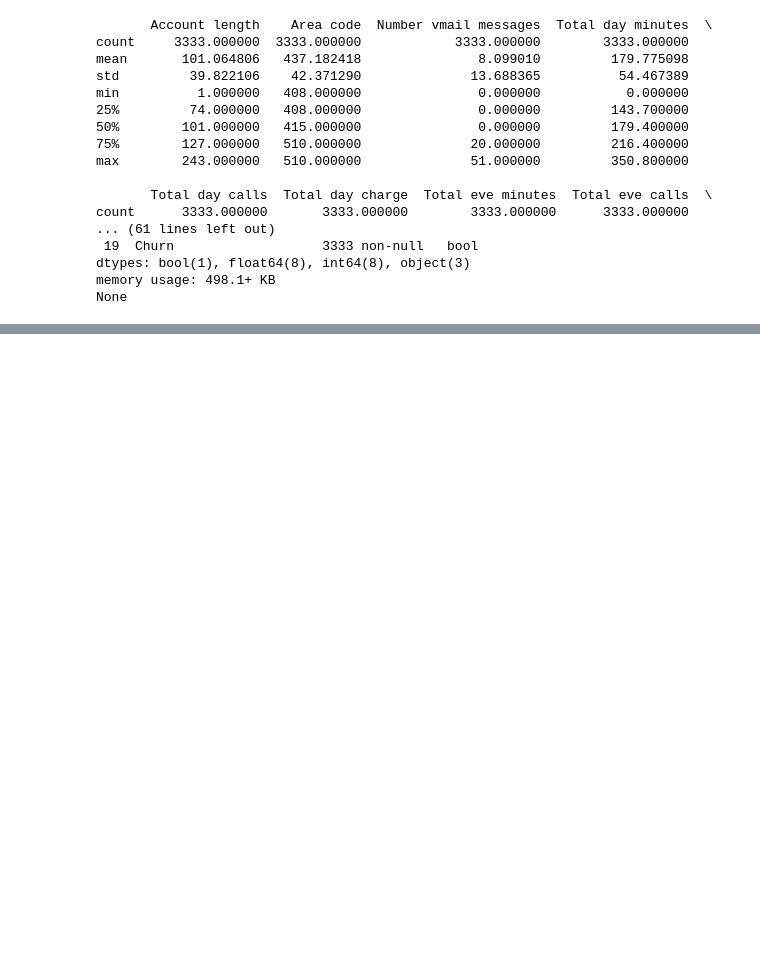
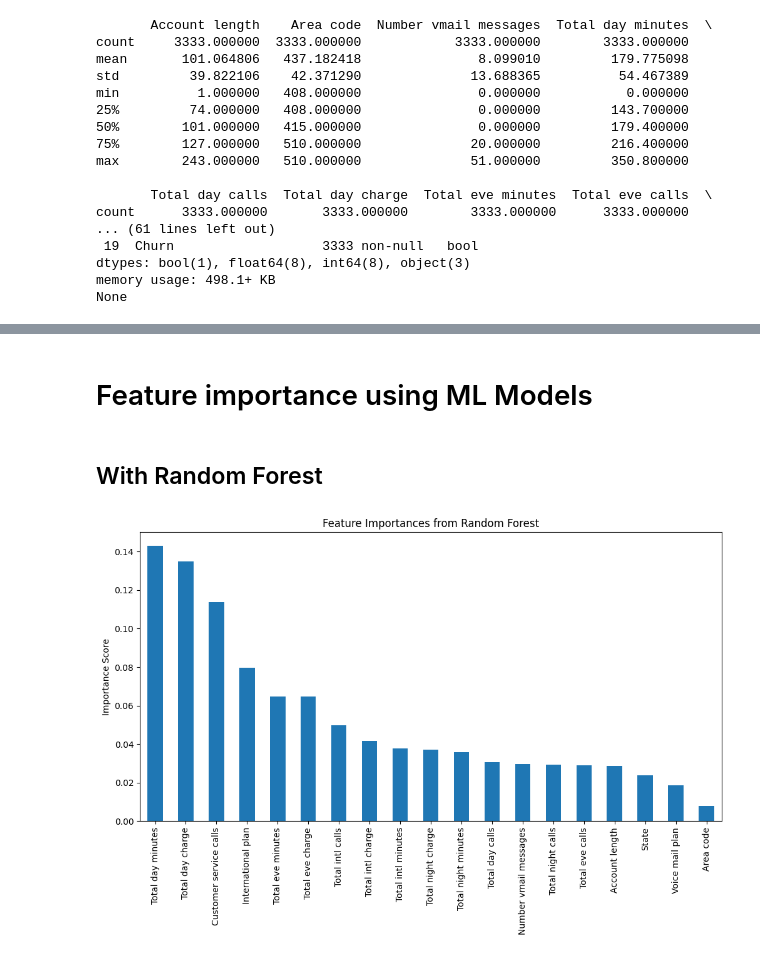
Before and after one commit to ngnquanq/xai-thesis, a Jupyter notebook: notebooks/visualize.ipynb, the cells around one changed output, grey strips where cells are left out. Cells and saved outputs as stored; diff of their text form; code cells hidden in the pictures; blank space fills up the shorter version.

```diff
--- a/notebooks/visualize.ipynb
+++ b/notebooks/visualize.ipynb
@@ -54,0 +136,27 @@ None
+# %% [markdown]
+# Feature importance using ML Models
+# %% [markdown]
+## With Random Forest
+# %%
+from sklearn.ensemble import RandomForestClassifier
+
+# Separate features and target
+X = data.drop('Churn', axis=1)
+y = data['Churn']
+
+# Train the model
+model = RandomForestClassifier(random_state=42)
+model.fit(X, y)
+
+# Get feature importances
+importances = pd.Series(model.feature_importances_, index=X.columns)
+importances.sort_values(ascending=False, inplace=True)
+
+# Plot feature importances
+plt.figure(figsize=(12, 6))
+importances.plot(kind='bar')
+plt.title('Feature Importances from Random Forest')
+plt.ylabel('Importance Score')
+plt.show()
+# %% [output]
+[figure, added]
```
Also changed, not shown: parts of 13 cells of this notebook, 9 other files.
